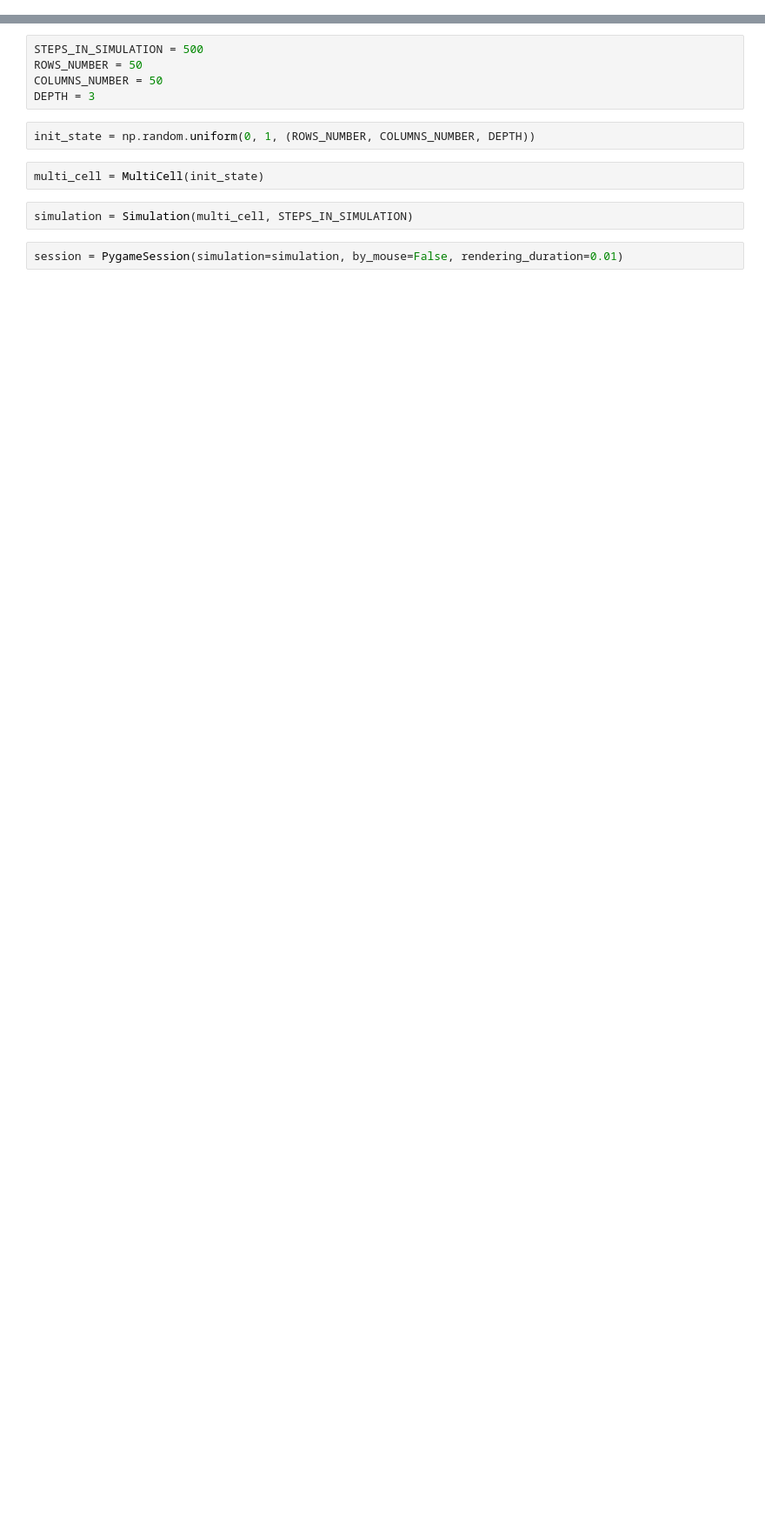
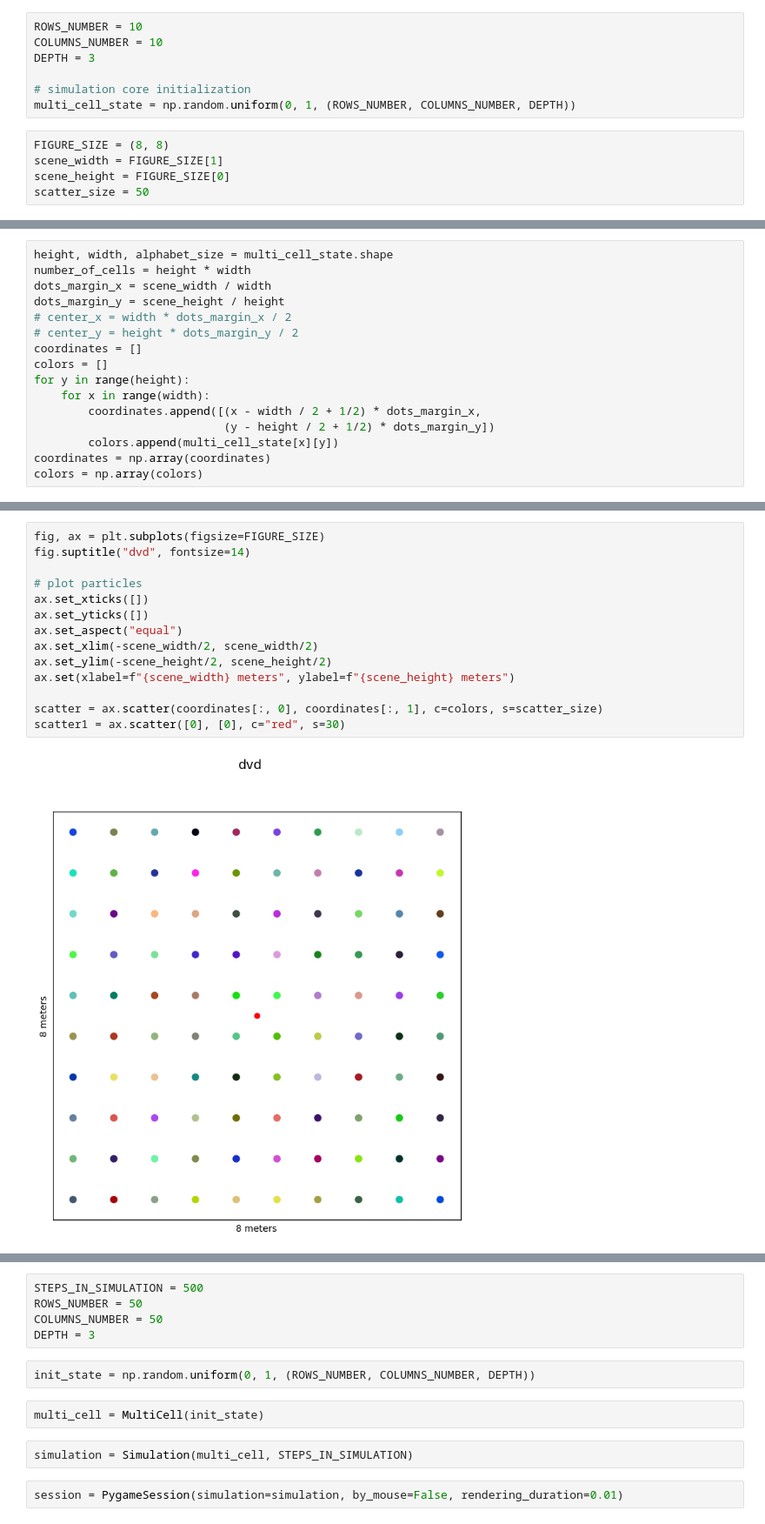
Before and after one commit to Morphogenetic-Transgression/complex-systems, a Jupyter notebook: stochastic_theory_of_communication/agent_based_simulation/simulation_notebook.ipynb, the cells around one changed output, grey strips where cells are left out. Shown at 87% size. Saved outputs shown, nothing was run; the diff lists cells and outputs as text; blank space fills up the shorter version.

Commit message:
multi-cell: matplotlib animation developed

```diff
--- a/stochastic_theory_of_communication/agent_based_simulation/simulation_notebook.ipynb
+++ b/stochastic_theory_of_communication/agent_based_simulation/simulation_notebook.ipynb
@@ -7,0 +7,12 @@ Hello from the pygame community. https://www.pygame.org/contribute.html
+# %%
+ROWS_NUMBER = 10
+COLUMNS_NUMBER = 10
+DEPTH = 3
+
+# simulation core initialization
+multi_cell_state = np.random.uniform(0, 1, (ROWS_NUMBER, COLUMNS_NUMBER, DEPTH))
+# %%
+FIGURE_SIZE = (8, 8)
+scene_width = FIGURE_SIZE[1]
+scene_height = FIGURE_SIZE[0]
+scatter_size = 50
@@ -7,0 +23,16 @@ Hello from the pygame community. https://www.pygame.org/contribute.html
+# %%
+height, width, alphabet_size = multi_cell_state.shape
+number_of_cells = height * width
+dots_margin_x = scene_width / width
+dots_margin_y = scene_height / height
+# center_x = width * dots_margin_x / 2
+# center_y = height * dots_margin_y / 2
+coordinates = []
+colors = []
+for y in range(height):
+    for x in range(width):
+        coordinates.append([(x - width / 2 + 1/2) * dots_margin_x,
+                            (y - height / 2 + 1/2) * dots_margin_y])
+        colors.append(multi_cell_state[x][y])
+coordinates = np.array(coordinates)
+colors = np.array(colors)
@@ -7,0 +59,16 @@ Hello from the pygame community. https://www.pygame.org/contribute.html
+# %%
+fig, ax = plt.subplots(figsize=FIGURE_SIZE)
+fig.suptitle("dvd", fontsize=14)
+
+# plot particles
+ax.set_xticks([])
+ax.set_yticks([])
+ax.set_aspect("equal")
+ax.set_xlim(-scene_width/2, scene_width/2)
+ax.set_ylim(-scene_height/2, scene_height/2)
+ax.set(xlabel=f"{scene_width} meters", ylabel=f"{scene_height} meters")
+
+scatter = ax.scatter(coordinates[:, 0], coordinates[:, 1], c=colors, s=scatter_size)
+scatter1 = ax.scatter([0], [0], c="red", s=30)
+# %% [output]
+[figure, added]
```
Also changed, not shown: parts of 8 cells of this notebook, 8 other files.
